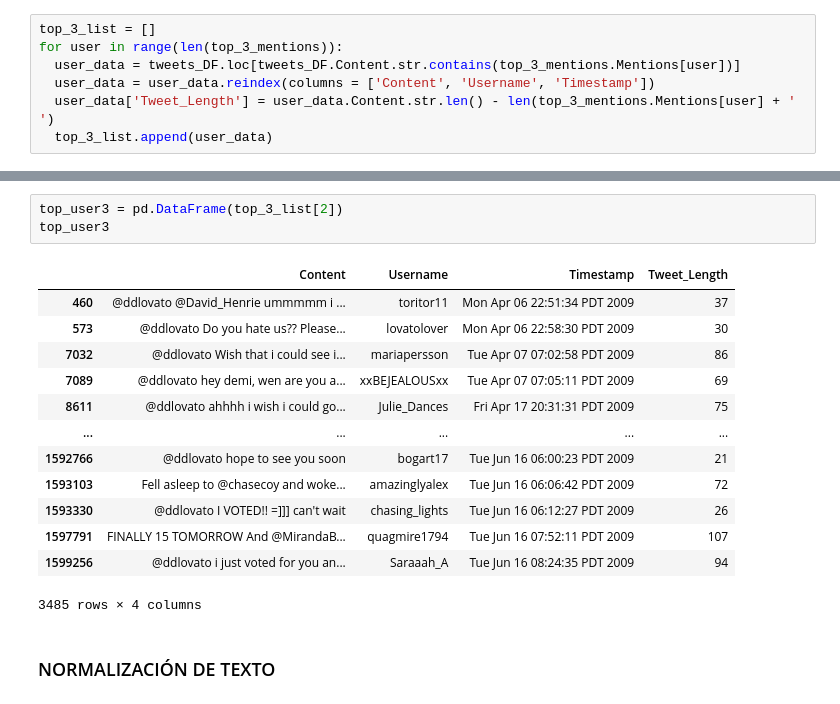
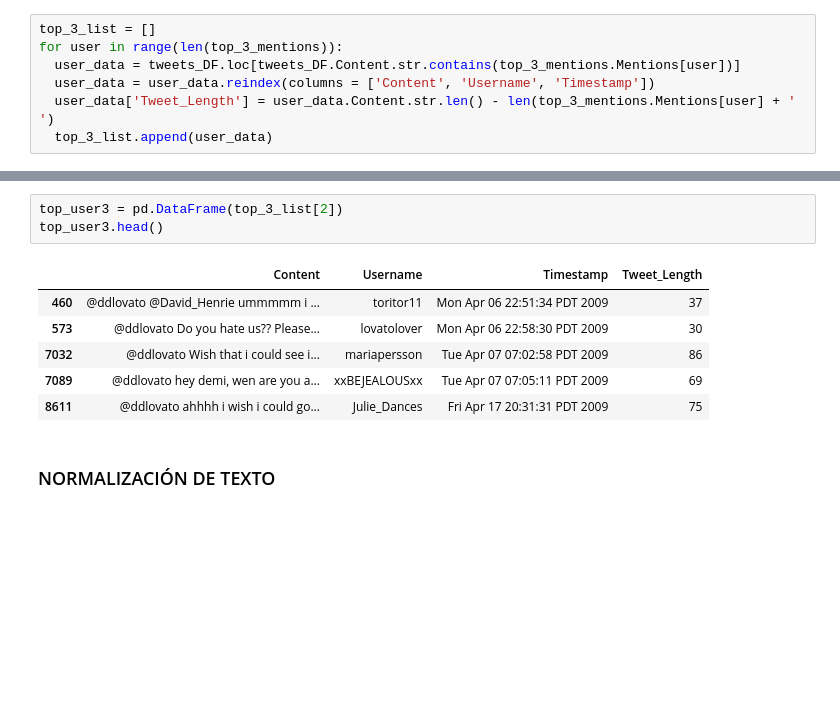
Before and after one commit to navas604/Text-Mining-Image-Recognition, a Jupyter notebook: HDT4.ipynb, the cells around one changed output, grey strips where cells are left out. Cells and saved outputs as stored; diff of their text form; blank space fills up the shorter version.

```diff
--- a/HDT4.ipynb
+++ b/HDT4.ipynb
@@ -116,20 +102,13 @@ top_user2
 # %%
 top_user3 = pd.DataFrame(top_3_list[2])
-top_user3
+top_user3.head()
 # %% [output]
 |  | Content | Username | Timestamp | Tweet_Length |
 | 460 | @ddlovato @David_Henrie ummmmm i ... | toritor11 | Mon Apr 06 22:51:34 PDT 2009 | 37 |
 | 573 | @ddlovato Do you hate us?? Please... | lovatolover | Mon Apr 06 22:58:30 PDT 2009 | 30 |
 | 7032 | @ddlovato Wish that i could see i... | mariapersson | Tue Apr 07 07:02:58 PDT 2009 | 86 |
 | 7089 | @ddlovato hey demi, wen are you a... | xxBEJEALOUSxx | Tue Apr 07 07:05:11 PDT 2009 | 69 |
 | 8611 | @ddlovato ahhhh i wish i could go... | Julie_Dances | Fri Apr 17 20:31:31 PDT 2009 | 75 |
-| ... | ... | ... | ... | ... |
-| 1592766 | @ddlovato hope to see you soon | bogart17 | Tue Jun 16 06:00:23 PDT 2009 | 21 |
-| 1593103 | Fell asleep to @chasecoy and woke... | amazinglyalex | Tue Jun 16 06:06:42 PDT 2009 | 72 |
-| 1593330 | @ddlovato I VOTED!! =]]] can't wait | chasing_lights | Tue Jun 16 06:12:27 PDT 2009 | 26 |
-| 1597791 | FINALLY 15 TOMORROW And @MirandaB... | quagmire1794 | Tue Jun 16 07:52:11 PDT 2009 | 107 |
-| 1599256 | @ddlovato i just voted for you an... | Saraaah_A | Tue Jun 16 08:24:35 PDT 2009 | 94 |
-3485 rows × 4 columns
 # %% [markdown]
 ### NORMALIZACIÓN DE TEXTO
 # %%
```
Also changed, not shown: parts of 14 cells of this notebook.
